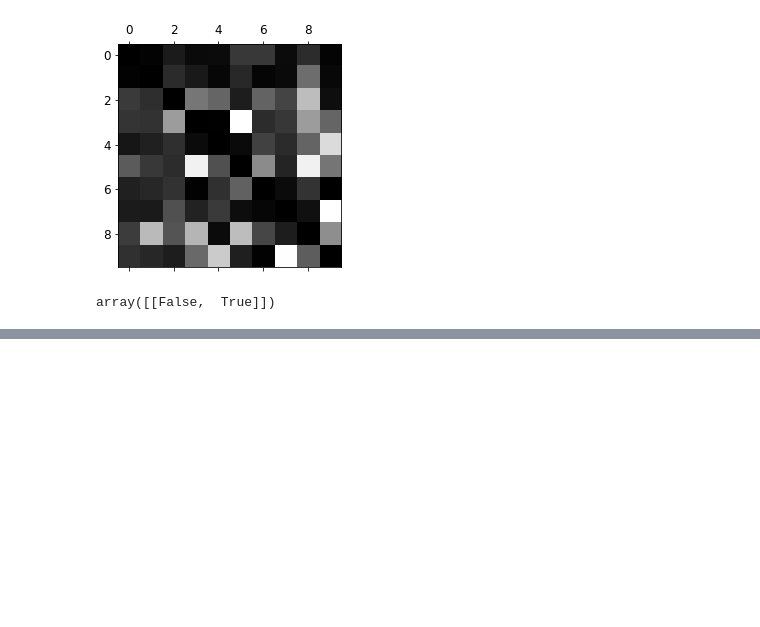
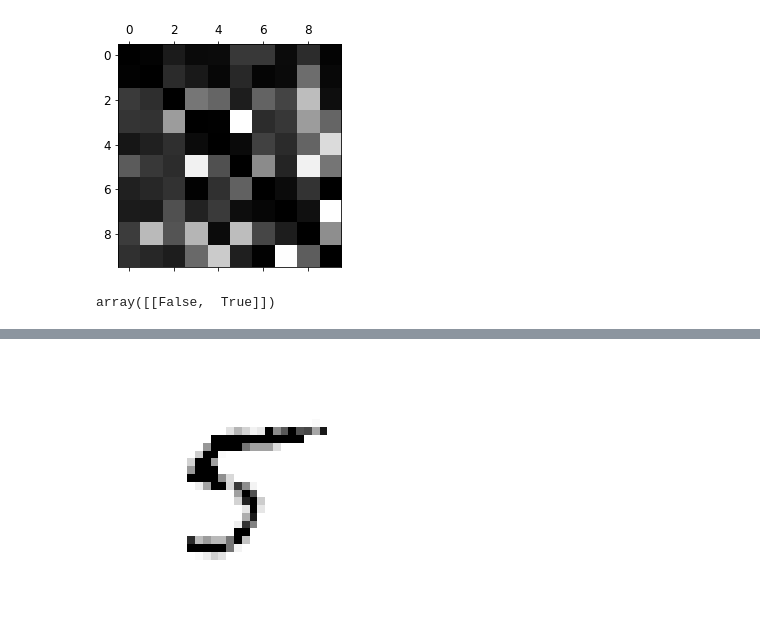
Before and after one commit to phaseball/Handson, a Jupyter notebook: 03-practice.ipynb, the cells around one changed output, grey strips where cells are left out. Cells and saved outputs as stored; diff of their text form; code cells hidden in the pictures; blank space fills up the shorter version.

```diff
--- a/03-practice.ipynb
+++ b/03-practice.ipynb
@@ -363,0 +389,11 @@ array([[False,  True]])
+# %%
+knn_clf.fit(X_train_mod, Y_train_mod)
+some_index=5500
+clean_digit = knn_clf.predict([X_test_mod[some_index]])
+# %%
+clean_digit_image = clean_digit.reshape(28,28)
+plt.imshow(clean_digit_image, cmap=matplotlib.cm.binary, interpolation="nearest")
+plt.axis("off")
+plt.show()
+# %% [output]
+[figure, added]
```
Also changed, not shown: parts of 3 cells of this notebook.
